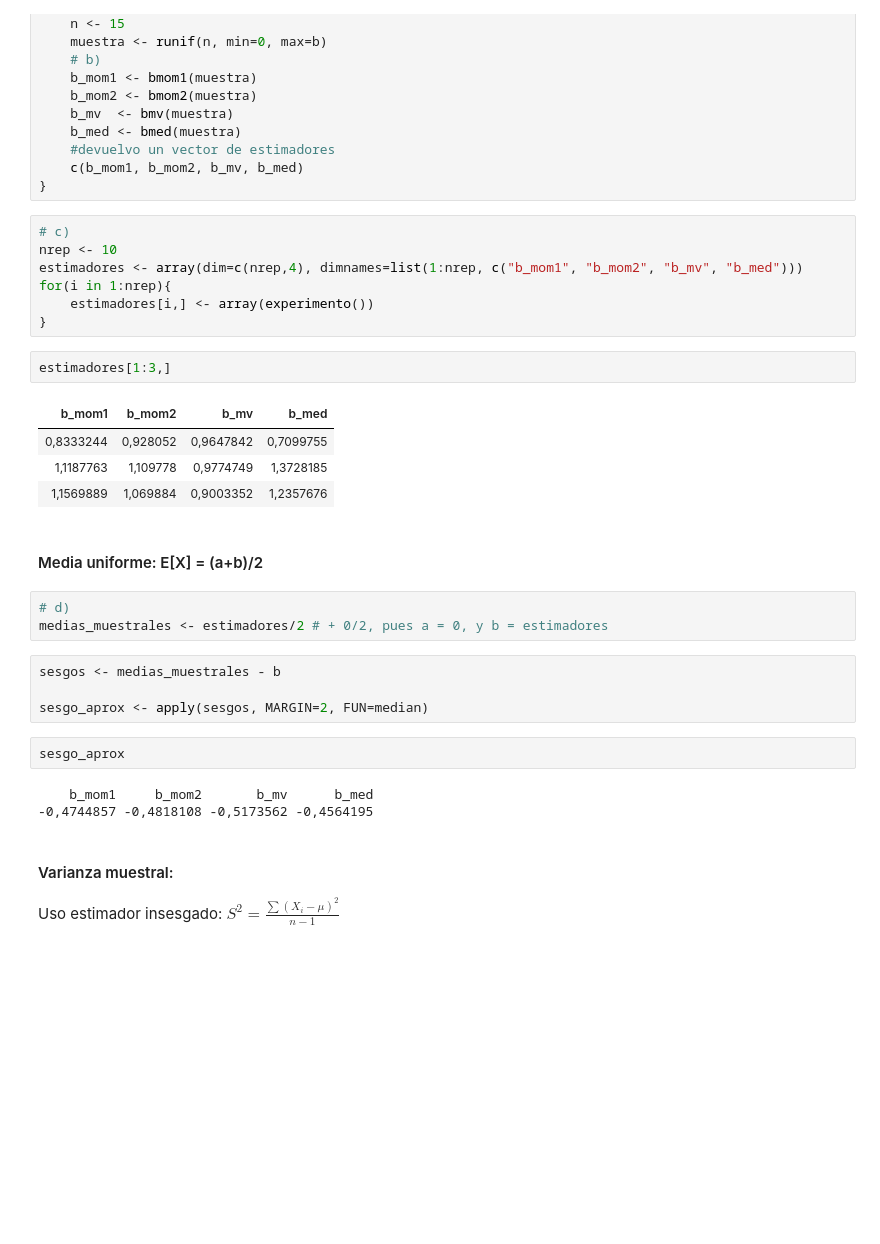
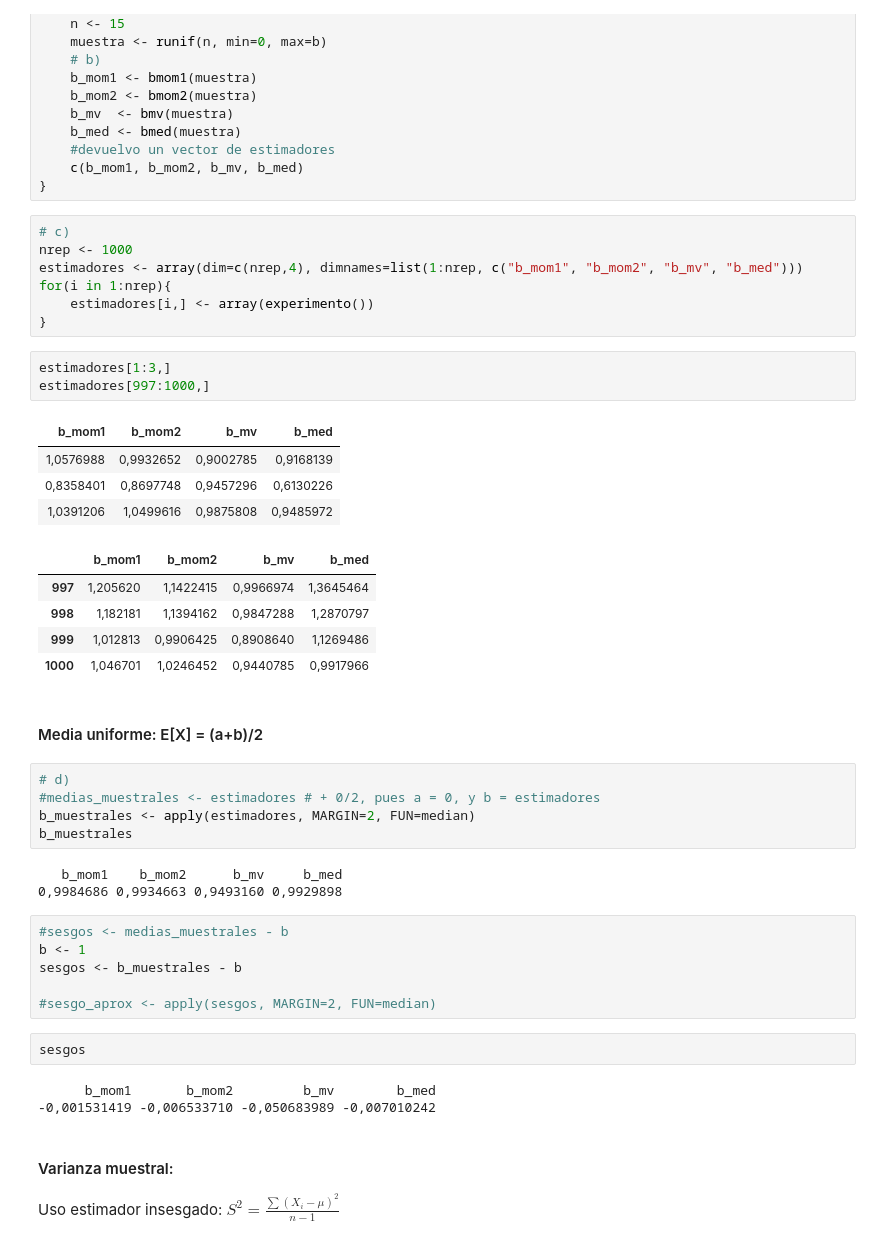
Before and after one commit to LecJackS/Proba-Simulations, a Jupyter notebook: TP2-Proba-en-R/TP2.ipynb, the cells around one changed output. Drawn from its saved outputs; the diff is of its cells as text; blank space fills up the shorter version.

```diff
--- a/TP2-Proba-en-R/TP2.ipynb
+++ b/TP2-Proba-en-R/TP2.ipynb
@@ -89,32 +89,45 @@ experimento = function(){
 }
 # %%
 # c)
-nrep <- 10
+nrep <- 1000
 estimadores <- array(dim=c(nrep,4), dimnames=list(1:nrep, c("b_mom1", "b_mom2", "b_mv", "b_med")))
 for(i in 1:nrep){
     estimadores[i,] <- array(experimento())
 }
 # %%
 estimadores[1:3,]
+estimadores[997:1000,]
 # %% [output]
 | b_mom1 | b_mom2 | b_mv | b_med |
-| 0,8333244 | 0,928052 | 0,9647842 | 0,7099755 |
-| 1,1187763 | 1,109778 | 0,9774749 | 1,3728185 |
-| 1,1569889 | 1,069884 | 0,9003352 | 1,2357676 |
+| 1,0576988 | 0,9932652 | 0,9002785 | 0,9168139 |
+| 0,8358401 | 0,8697748 | 0,9457296 | 0,6130226 |
+| 1,0391206 | 1,0499616 | 0,9875808 | 0,9485972 |
+|  | b_mom1 | b_mom2 | b_mv | b_med |
+| 997 | 1,205620 | 1,1422415 | 0,9966974 | 1,3645464 |
+| 998 | 1,182181 | 1,1394162 | 0,9847288 | 1,2870797 |
+| 999 | 1,012813 | 0,9906425 | 0,8908640 | 1,1269486 |
+| 1000 | 1,046701 | 1,0246452 | 0,9440785 | 0,9917966 |
 # %% [markdown]
 #### Media uniforme: E[X] = (a+b)/2
 # %%
 # d)
-medias_muestrales <- estimadores/2 # + 0/2, pues a = 0, y b = estimadores
+#medias_muestrales <- estimadores # + 0/2, pues a = 0, y b = estimadores
+b_muestrales <- apply(estimadores, MARGIN=2, FUN=median)
+b_muestrales
+# %% [output]
+   b_mom1    b_mom2      b_mv     b_med
+0,9984686 0,9934663 0,9493160 0,9929898
 # %%
-sesgos <- medias_muestrales - b
+#sesgos <- medias_muestrales - b
+b <- 1
+sesgos <- b_muestrales - b
 
-sesgo_aprox <- apply(sesgos, MARGIN=2, FUN=median)
+#sesgo_aprox <- apply(sesgos, MARGIN=2, FUN=median)
-# %%
-sesgo_aprox
-# %% [output]
-    b_mom1     b_mom2       b_mv      b_med
--0,4744857 -0,4818108 -0,5173562 -0,4564195
+# %%
+sesgos
+# %% [output]
+      b_mom1       b_mom2         b_mv        b_med
+-0,001531419 -0,006533710 -0,050683989 -0,007010242
 # %% [markdown]
 #### Varianza muestral:
 Uso estimador insesgado: $S^2 =  \frac{\sum (X_i - \hat{\mu} )^2}{n-1}$
```
Also changed, not shown: parts of 15 cells of this notebook.
